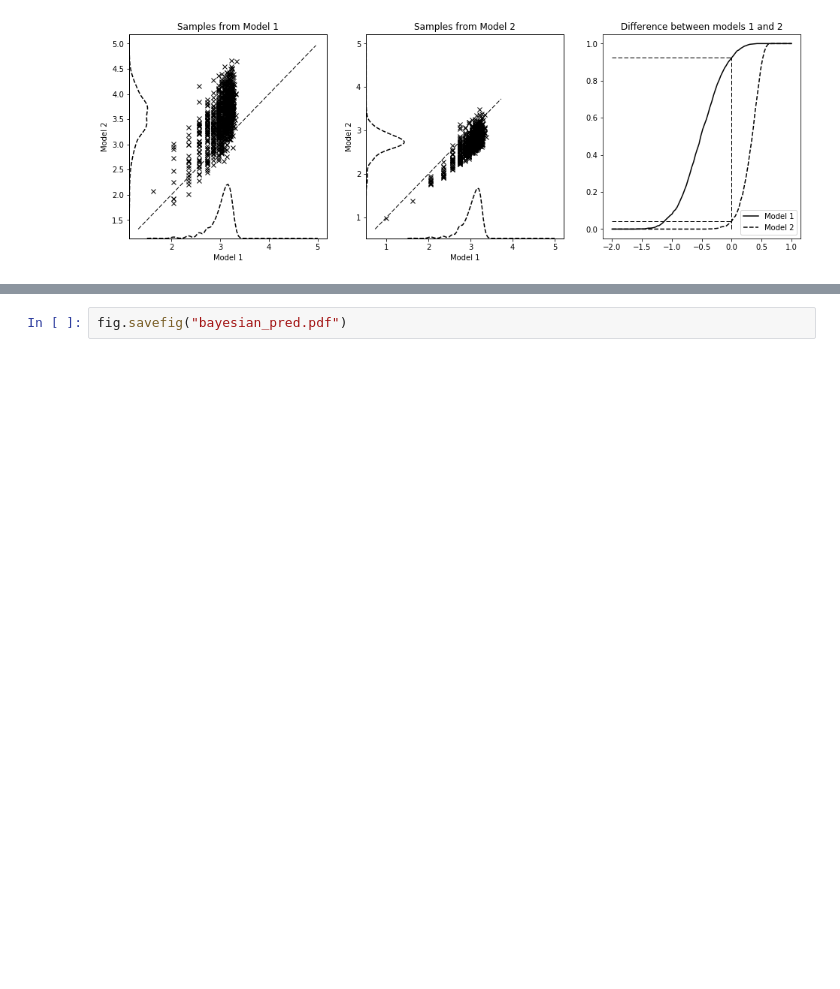
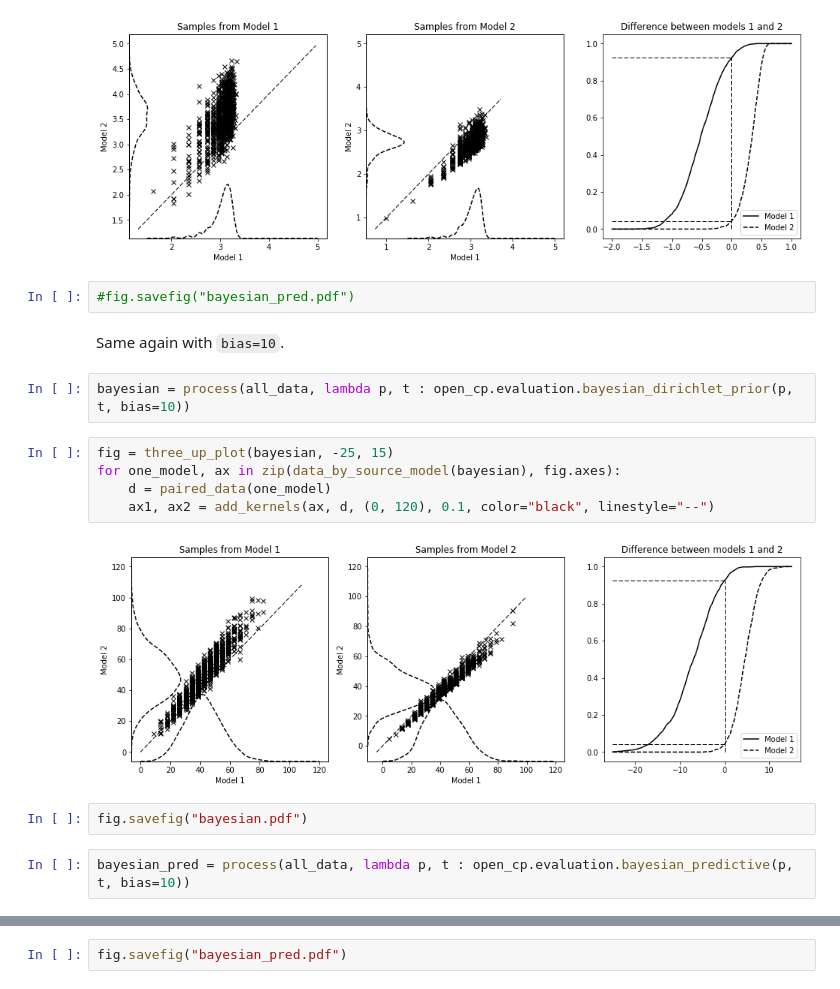
Before and after one commit to MatthewDaws/PredictionScoring, a Jupyter notebook: details/Synthetic Data.ipynb, the cells around one changed output, grey strips where cells are left out. Cells and saved outputs as stored; diff of their text form; blank space fills up the shorter version.

```diff
--- a/details/Synthetic Data.ipynb
+++ b/details/Synthetic Data.ipynb
@@ -691,3 +691,20 @@ for one_model, ax in zip(data_by_source_model(bayesian_pred), fig.axes):
     ax1, ax2 = add_kernels(ax, d, (1.5, 5), 10, color="black", linestyle="--")
 # %% [output]
 [figure]
+# %%
+#fig.savefig("bayesian_pred.pdf")
+# %% [markdown]
+Same again with `bias=10`.
+# %%
+bayesian = process(all_data, lambda p, t : open_cp.evaluation.bayesian_dirichlet_prior(p, t, bias=10))
+# %%
+fig = three_up_plot(bayesian, -25, 15)
+for one_model, ax in zip(data_by_source_model(bayesian), fig.axes):
+    d = paired_data(one_model)
+    ax1, ax2 = add_kernels(ax, d, (0, 120), 0.1, color="black", linestyle="--")
+# %% [output]
+[figure, added]
+# %%
+fig.savefig("bayesian.pdf")
+# %%
+bayesian_pred = process(all_data, lambda p, t : open_cp.evaluation.bayesian_predictive(p, t, bias=10))
```
Also changed, not shown: parts of 3 cells of this notebook, 6 other files.
